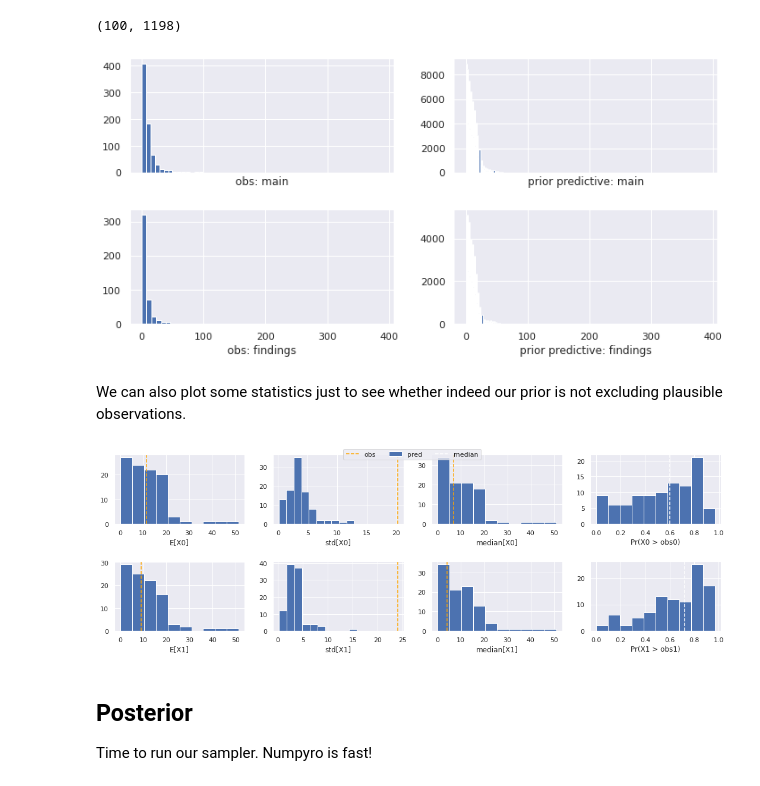
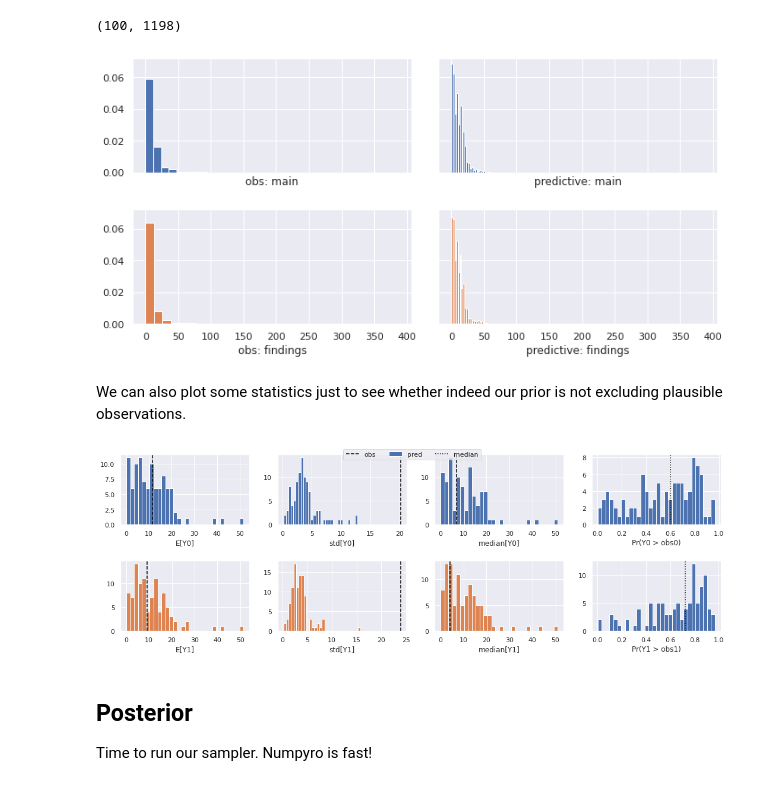
Before and after one commit to wilkeraziz/emnlp-main-findings, a Jupyter notebook: DP-shared-rates.ipynb, the cells around one changed output. Saved outputs shown, nothing was run; the diff lists cells and outputs as text; code cells hidden in the pictures.

Commit message:
improved formulas and plots

```diff
--- a/DP-shared-rates.ipynb
+++ b/DP-shared-rates.ipynb
@@ -53,0 +69,10 @@ y_f = read('emnlp2020-analysis/data/findings.tsv')
+# %%
+fig, ax = plt.subplots(1, 2, sharex=True, sharey=True, figsize=(8, 3))
+bins = np.histogram_bin_edges(np.concatenate([y_m, y_f]), bins=30)
+ax[0].hist(y_m, bins=bins, color=color_m, label='main')
+ax[1].hist(y_f, bins=bins, color=color_f, label='findings')
+ax[0].set_xlabel('Citation count')
+ax[0].set_ylabel('Number of papers')
+ax[1].set_xlabel('Citation count')
+fig.tight_layout(h_pad=2, w_pad=2)
+_ = fig.legend()
@@ -266,9 +324,11 @@ class NumpyroMM:
 
 I won't really implement MCMC, I'm going to count on Numpyro for that.
 # %%
-model = NumpyroMM(
-    ['main', 'findings'], [y_m, y_f],
-    gamma_shape=[1., 0.1], DP_alpha=0.1,
+model = DPMixture(
+    ['main', 'findings'],
+    [y_m, y_f],
+    gamma_shape=[1., 0.1],
+    DP_alpha=0.1,
     num_chains=NUM_CHAINS, num_warmup=2000, num_samples=5000)
 # %% [markdown]
 ## Prior predictive
@@ -282,15 +342,15 @@ prior_samples.shape
 # %% [output]
 (100, 1198)
 # %%
-_ = model.plot_predictions(prior_samples)
+_ = plot_predictions(model, prior_samples, bins=[30, 30])
 # %% [output]
-[figure, old version]
+[figure, new version]
 # %% [markdown]
 We can also plot some statistics just to see whether indeed our prior is not excluding plausible observations.
 # %%
-_ = model.plot_checks(prior_samples)
+_ = plot_checks(model, prior_samples)
 # %% [output]
-[figure, old version]
+[figure, new version]
 # %% [markdown]
 ## Posterior
 
```
Also changed, not shown: parts of 16 cells of this notebook.
